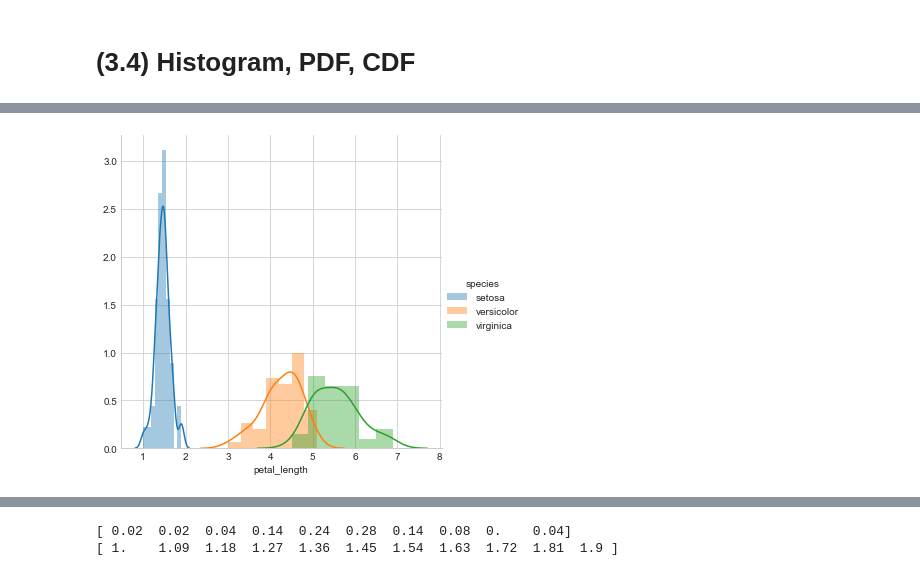
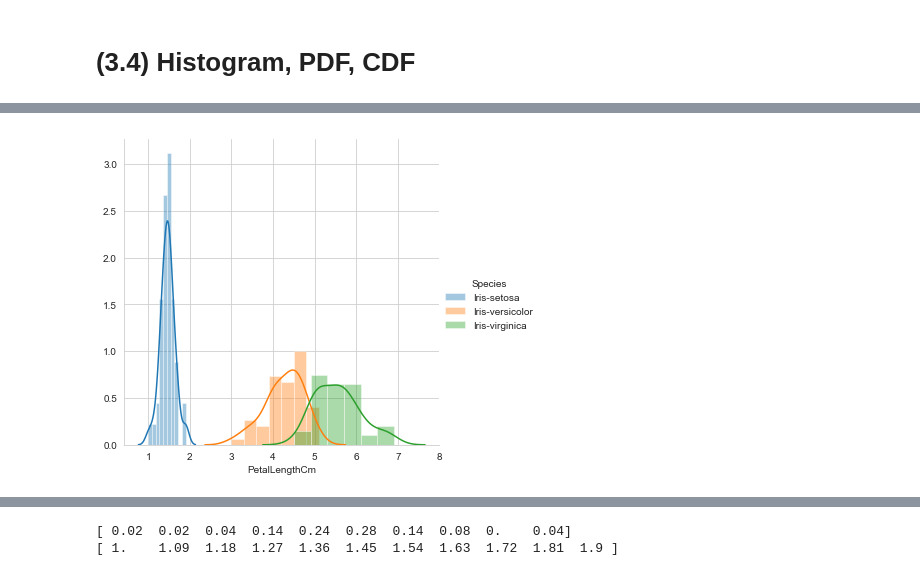
Before and after one commit to shubham-mishra/ML-Material, a Jupyter notebook: 2 Data Science- Exploratory Data Analysis and Data Visualization/1 Plotting for EDA/Exploratory Data Analysis..ipynb, the cells around one changed output, grey strips where cells are left out. Saved outputs shown, nothing was run; the diff lists cells and outputs as text; code cells hidden in the pictures.

```diff
--- a/2 Data Science- Exploratory Data Analysis and Data Visualization/1 Plotting for EDA/Exploratory Data Analysis..ipynb
+++ b/2 Data Science- Exploratory Data Analysis and Data Visualization/1 Plotting for EDA/Exploratory Data Analysis..ipynb
@@ -142,10 +142,10 @@ plt.show()
 # %%
-sns.FacetGrid(iris, hue="species", size=5) \
-   .map(sns.distplot, "petal_length") \
+sns.FacetGrid(iris, hue="Species", size=5) \
+   .map(sns.distplot, "PetalLengthCm") \
    .add_legend();
 plt.show();
 # %% [output]
-[figure, old version]
+[figure, new version]
 # %%
 sns.FacetGrid(iris, hue="species", size=5) \
    .map(sns.distplot, "petal_width") \
```
Also changed, not shown: parts of 10 cells of this notebook, 27 other files.
